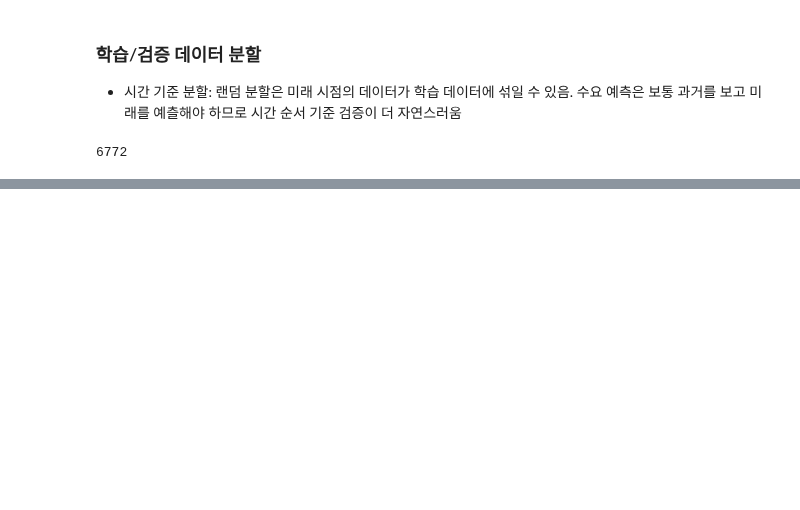
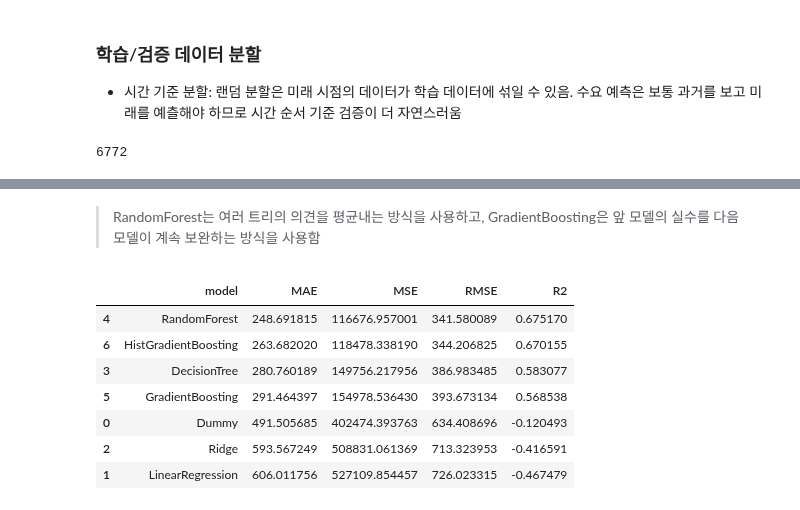
Before and after one commit to kjalh/10_MLDL, a Jupyter notebook: 04.서울_자전거_공유_수요_예측_데이터셋.ipynb, the cells around one changed output, grey strips where cells are left out. Saved outputs shown, nothing was run; the diff lists cells and outputs as text; code cells hidden in the pictures; blank space fills up the shorter version.

```diff
--- a/04.서울_자전거_공유_수요_예측_데이터셋.ipynb
+++ b/04.서울_자전거_공유_수요_예측_데이터셋.ipynb
@@ -333,0 +492,2 @@ print('테스트 기간: ', model_df.loc[:split_idx, 'Date'].min(), model_df.loc
+# %% [markdown]
+> RandomForest는 여러 트리의 의견을 평균내는 방식을 사용하고, GradientBoosting은 앞 모델의 실수를 다음 모델이 계속 보완하는 방식을 사용함
@@ -333,0 +569,12 @@ print('테스트 기간: ', model_df.loc[:split_idx, 'Date'].min(), model_df.loc
+# %%
+result_df = pd.DataFrame(results).sort_values('RMSE')
+result_df
+# %% [output]
+|  | model | MAE | MSE | RMSE | R2 |
+| 4 | RandomForest | 248.691815 | 116676.957001 | 341.580089 | 0.675170 |
+| 6 | HistGradientBoosting | 263.682020 | 118478.338190 | 344.206825 | 0.670155 |
+| 3 | DecisionTree | 280.760189 | 149756.217956 | 386.983485 | 0.583077 |
+| 5 | GradientBoosting | 291.464397 | 154978.536430 | 393.673134 | 0.568538 |
+| 0 | Dummy | 491.505685 | 402474.393763 | 634.408696 | -0.120493 |
+| 2 | Ridge | 593.567249 | 508831.061369 | 713.323953 | -0.416591 |
+| 1 | LinearRegression | 606.011756 | 527109.854457 | 726.023315 | -0.467479 |
```
Also changed, not shown: parts of 39 cells of this notebook, 6 other files.
